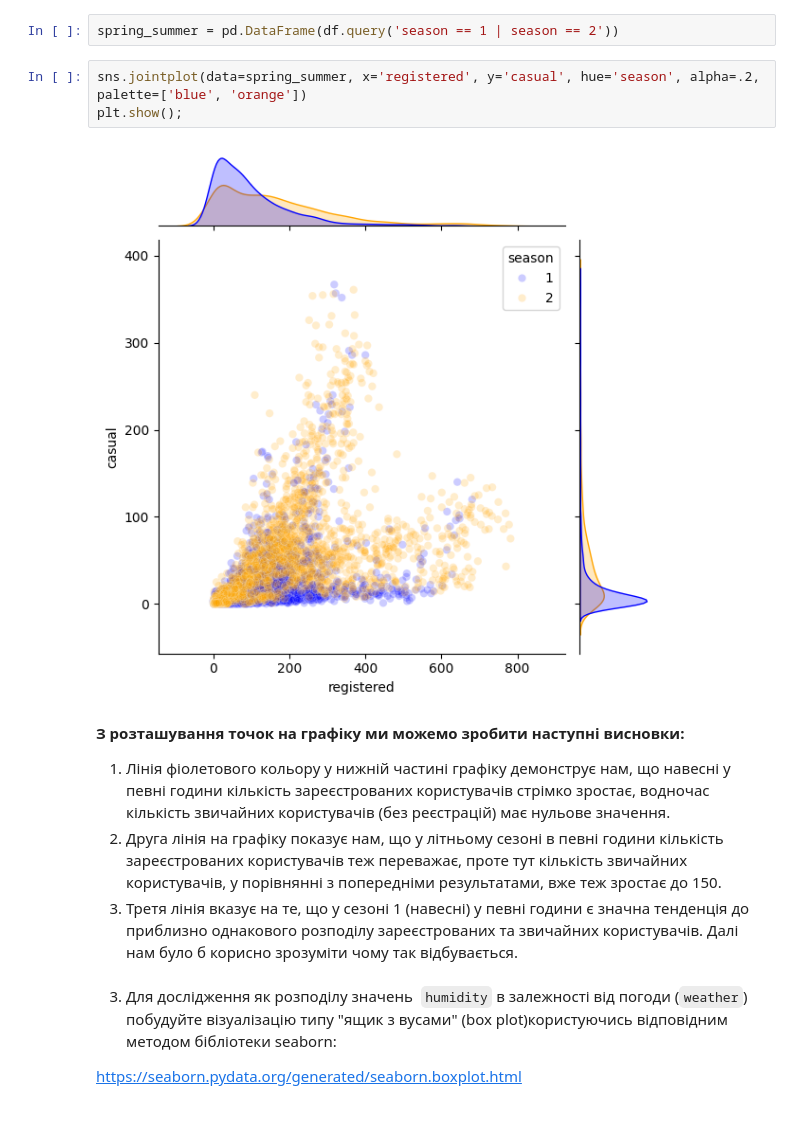
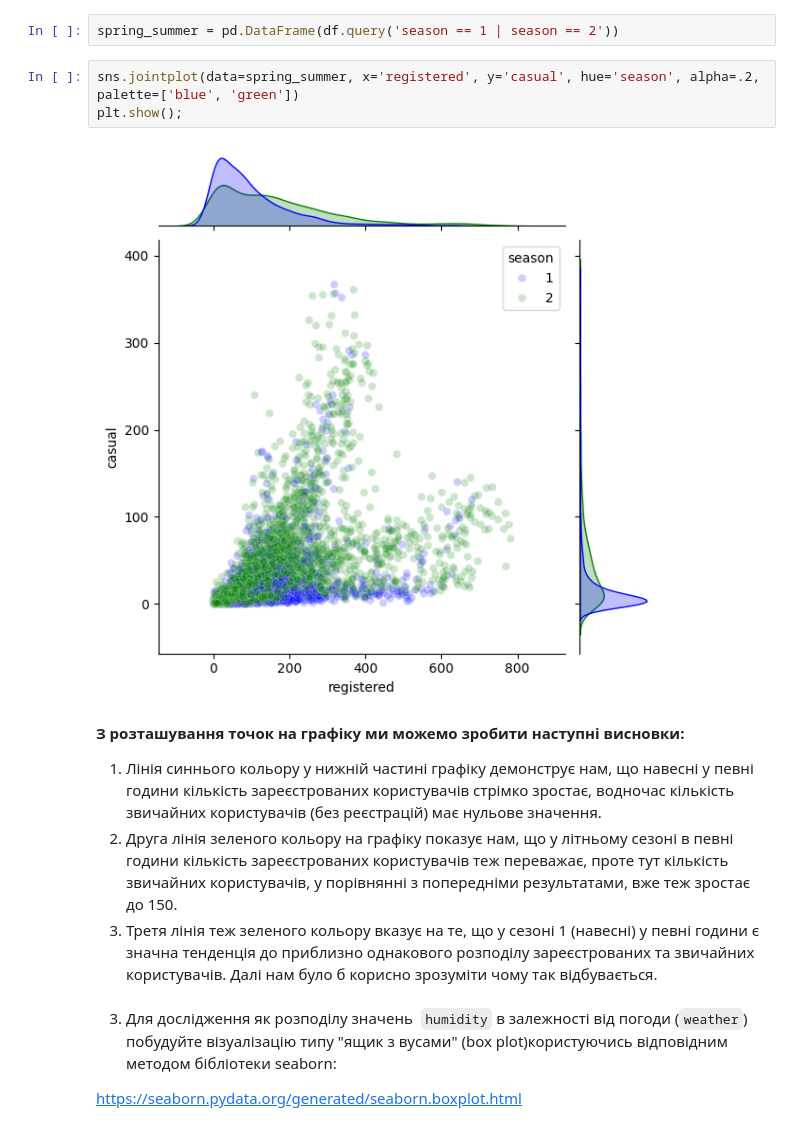
Before and after one commit to viktoriia-dudar/DA_hometask, a Jupyter notebook: hw_4_5_Візуалізація_з_seaborn.ipynb, the cells around one changed output. Cells and saved outputs as stored; diff of their text form.

```diff
--- a/hw_4_5_Візуалізація_з_seaborn.ipynb
+++ b/hw_4_5_Візуалізація_з_seaborn.ipynb
@@ -62,16 +62,16 @@ plt.show();
 # %%
 spring_summer = pd.DataFrame(df.query('season == 1 | season == 2'))
 # %%
-sns.jointplot(data=spring_summer, x='registered', y='casual', hue='season', alpha=.2, palette=['blue', 'orange'])
+sns.jointplot(data=spring_summer, x='registered', y='casual', hue='season', alpha=.2, palette=['blue', 'green'])
 plt.show();
 # %% [output]
-[figure, old version]
+[figure, new version]
 # %% [markdown]
 **З розташування точок на графіку ми можемо зробити наступні висновки:**
 
-1.   Лінія фіолетового кольору у нижній частині графіку демонструє нам, що навесні у певні години кількість зареєстрованих користувачів стрімко зростає, водночас кількість звичайних користувачів (без реєстрацій) має нульове значення.
-2.   Друга лінія на графіку показує нам, що у літньому сезоні в певні години кількість зареєстрованих користувачів теж переважає, проте тут кількість звичайних користувачів, у порівнянні з попередніми результатами, вже теж зростає до 150.
-3. Третя лінія вказує на те, що у сезоні 1 (навесні) у певні години є значна тенденція до приблизно однакового розподілу зареєстрованих та звичайних користувачів. Далі нам було б корисно зрозуміти чому так відбувається.
+1.   Лінія синнього кольору у нижній частині графіку демонструє нам, що навесні у певні години кількість зареєстрованих користувачів стрімко зростає, водночас кількість звичайних користувачів (без реєстрацій) має нульове значення.
+2.   Друга лінія зеленого кольору на графіку показує нам, що у літньому сезоні в певні години кількість зареєстрованих користувачів теж переважає, проте тут кількість звичайних користувачів, у порівнянні з попередніми результатами, вже теж зростає до 150.
+3. Третя лінія теж зеленого кольору вказує на те, що у сезоні 1 (навесні) у певні години є значна тенденція до приблизно однакового розподілу зареєстрованих та звичайних користувачів. Далі нам було б корисно зрозуміти чому так відбувається.
 # %% [markdown]
 3. Для дослідження як розподілу значень  `humidity` в залежності від погоди (`weather`) побудуйте візуалізацію типу "ящик з вусами" (box plot)користуючись відповідним методом бібліотеки seaborn:
 
```
